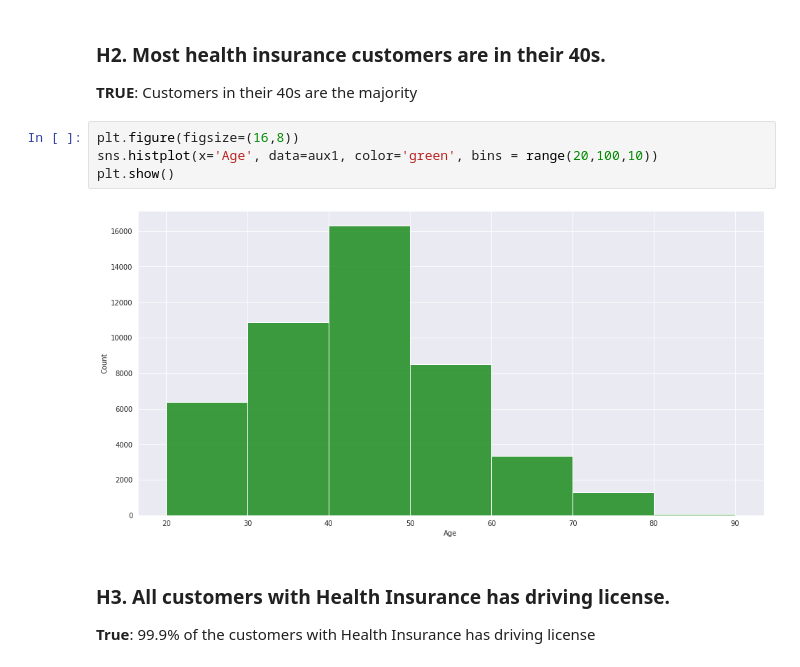
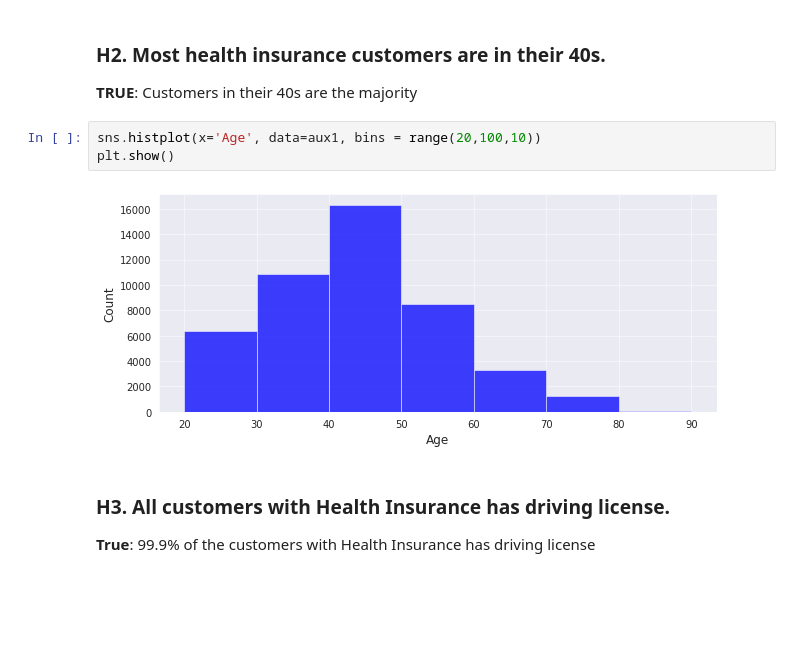
Before and after one commit to vfamim/insurance-all-churn, a Jupyter notebook: ver001_insurance_all.ipynb, the cells around one changed output. Cells and saved outputs as stored; diff of their text form; blank space fills up the shorter version.

```diff
--- a/ver001_insurance_all.ipynb
+++ b/ver001_insurance_all.ipynb
@@ -385,11 +384,10 @@ percentual_count('Gender', aux1)
 ### H2. Most health insurance customers are in their 40s.
 **TRUE**: Customers in their 40s are the majority
 # %%
-plt.figure(figsize=(16,8))
-sns.histplot(x='Age', data=aux1, color='green', bins = range(20,100,10))
+sns.histplot(x='Age', data=aux1, bins = range(20,100,10))
 plt.show()
 # %% [output]
-[figure, old version]
+[figure, new version]
 # %% [markdown]
 ### H3. All customers with Health Insurance has driving license.
 **True**: 99.9% of the customers with Health Insurance has driving license
```
Also changed, not shown: parts of 41 cells of this notebook, 5 other files.
